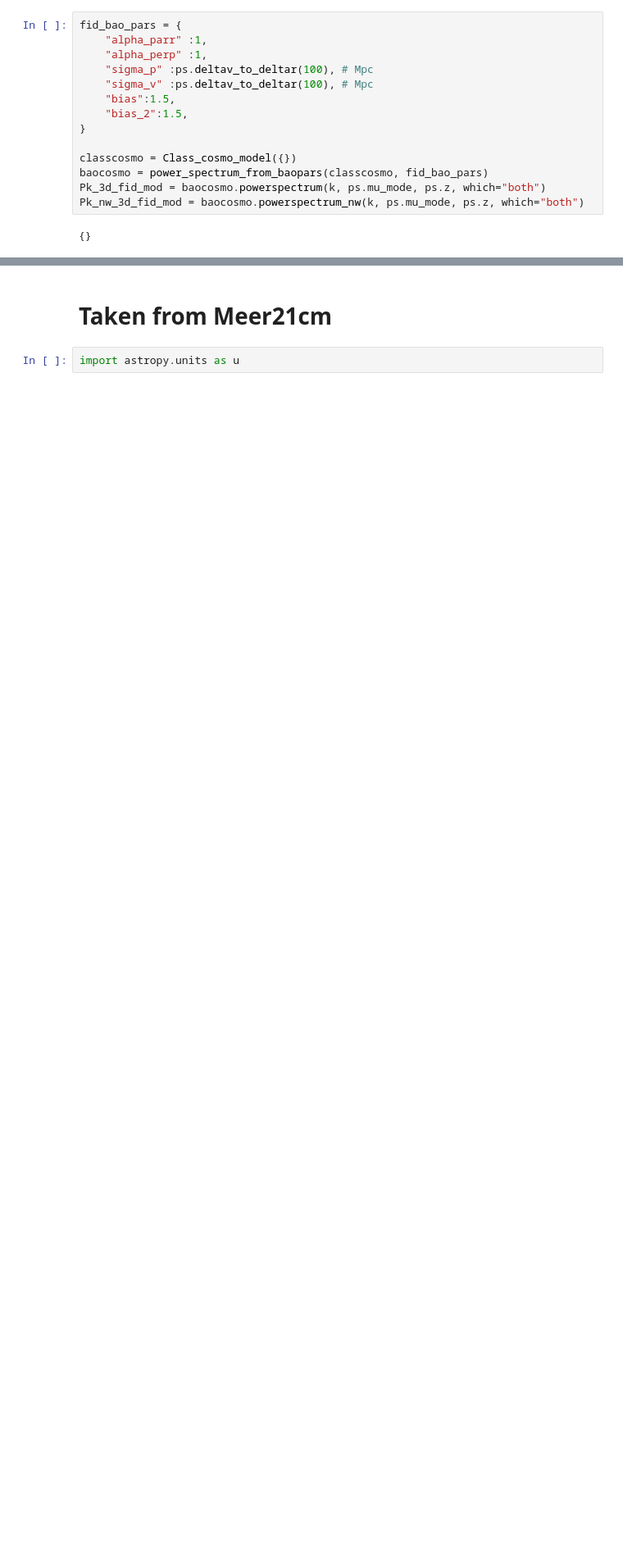
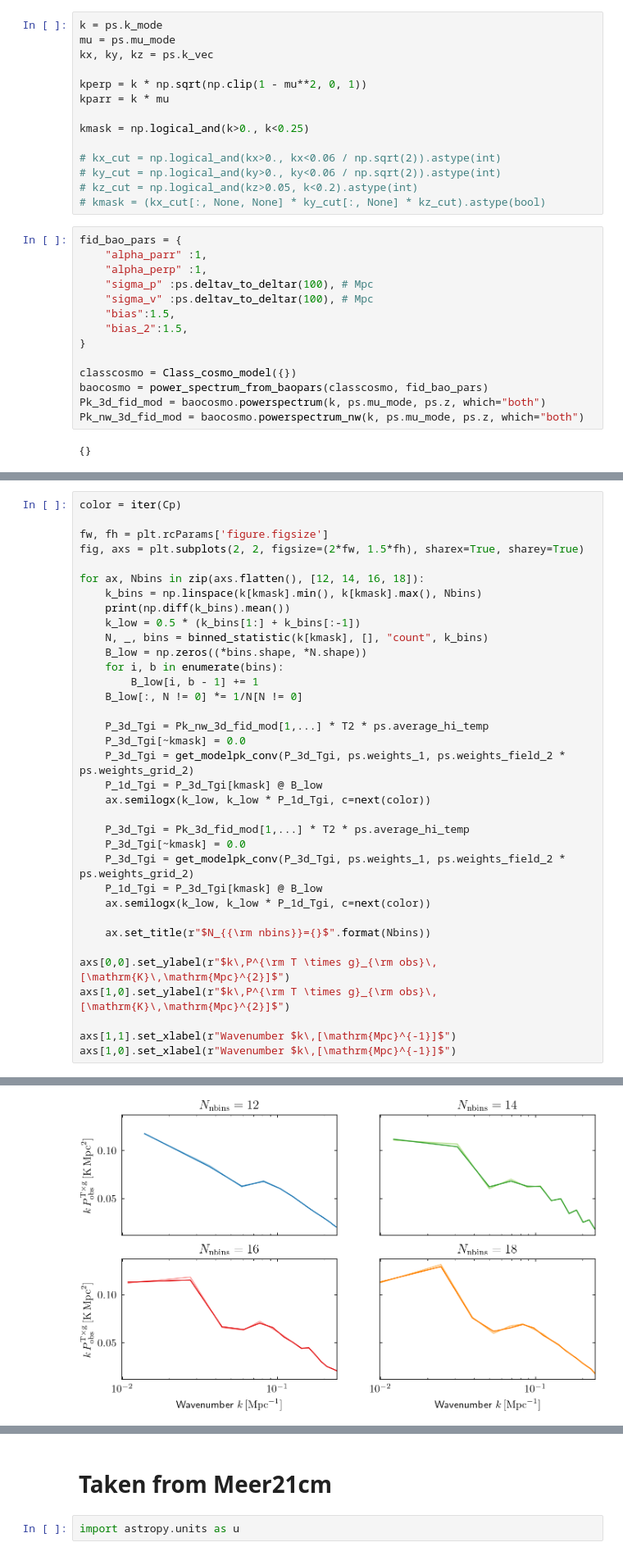
Before and after one commit to meerklass/bao-systematics-task, a Jupyter notebook: notebooks/kmode_study.ipynb, the cells around one changed output, grey strips where cells are left out. Shown at 82% size. Drawn from its saved outputs; the diff is of its cells as text; blank space fills up the shorter version.

```diff
--- a/notebooks/kmode_study.ipynb
+++ b/notebooks/kmode_study.ipynb
@@ -91,3 +88,17 @@ kmask =  np.logical_and(k<0.20, k>0)
+# %%
+k = ps.k_mode
+mu = ps.mu_mode
+kx, ky, kz = ps.k_vec
+
+kperp = k * np.sqrt(np.clip(1 - mu**2, 0, 1))
+kparr = k * mu
+
+kmask = np.logical_and(k>0., k<0.25)
+
+# kx_cut = np.logical_and(kx>0., kx<0.06 / np.sqrt(2)).astype(int)
+# ky_cut = np.logical_and(ky>0., ky<0.06 / np.sqrt(2)).astype(int)
+# kz_cut = np.logical_and(kz>0.05, k<0.2).astype(int)
+# kmask = (kx_cut[:, None, None] * ky_cut[:, None] * kz_cut).astype(bool)
 # %%
 fid_bao_pars = {
     "alpha_parr" :1,
@@ -148,0 +118,36 @@ Text(0.5, 0, 'Wavenumber $k\\,[\\mathrm{Mpc}^{-1}]$')
+# %%
+color = iter(Cp)
+
+fw, fh = plt.rcParams['figure.figsize']
+fig, axs = plt.subplots(2, 2, figsize=(2*fw, 1.5*fh), sharex=True, sharey=True)
+
+for ax, Nbins in zip(axs.flatten(), [12, 14, 16, 18]):
+    k_bins = np.linspace(k[kmask].min(), k[kmask].max(), Nbins)
+    print(np.diff(k_bins).mean())
+    k_low = 0.5 * (k_bins[1:] + k_bins[:-1])
+    N, _, bins = binned_statistic(k[kmask], [], "count", k_bins)
+    B_low = np.zeros((*bins.shape, *N.shape))
+    for i, b in enumerate(bins):
+        B_low[i, b - 1] += 1
+    B_low[:, N != 0] *= 1/N[N != 0]
+
+    P_3d_Tgi = Pk_nw_3d_fid_mod[1,...] * T2 * ps.average_hi_temp
+    P_3d_Tgi[~kmask] = 0.0
+    P_3d_Tgi = get_modelpk_conv(P_3d_Tgi, ps.weights_1, ps.weights_field_2 * ps.weights_grid_2)
+    P_1d_Tgi = P_3d_Tgi[kmask] @ B_low
+    ax.semilogx(k_low, k_low * P_1d_Tgi, c=next(color))
+
+    P_3d_Tgi = Pk_3d_fid_mod[1,...] * T2 * ps.average_hi_temp
+    P_3d_Tgi[~kmask] = 0.0
+    P_3d_Tgi = get_modelpk_conv(P_3d_Tgi, ps.weights_1, ps.weights_field_2 * ps.weights_grid_2)
+    P_1d_Tgi = P_3d_Tgi[kmask] @ B_low
+    ax.semilogx(k_low, k_low * P_1d_Tgi, c=next(color))
+
+    ax.set_title(r"$N_{{\rm nbins}}={}$".format(Nbins))
+
+axs[0,0].set_ylabel(r"$k\,P^{\rm T \times g}_{\rm obs}\,[\mathrm{K}\,\mathrm{Mpc}^{2}]$")
+axs[1,0].set_ylabel(r"$k\,P^{\rm T \times g}_{\rm obs}\,[\mathrm{K}\,\mathrm{Mpc}^{2}]$")
+
+axs[1,1].set_xlabel(r"Wavenumber $k\,[\mathrm{Mpc}^{-1}]$")
+axs[1,0].set_xlabel(r"Wavenumber $k\,[\mathrm{Mpc}^{-1}]$")
+# %% [output]
@@ -148,0 +159 @@ Text(0.5, 0, 'Wavenumber $k\\,[\\mathrm{Mpc}^{-1}]$')
+[figure, added]
```
Also changed, not shown: parts of 21 cells of this notebook, 18 other files.
